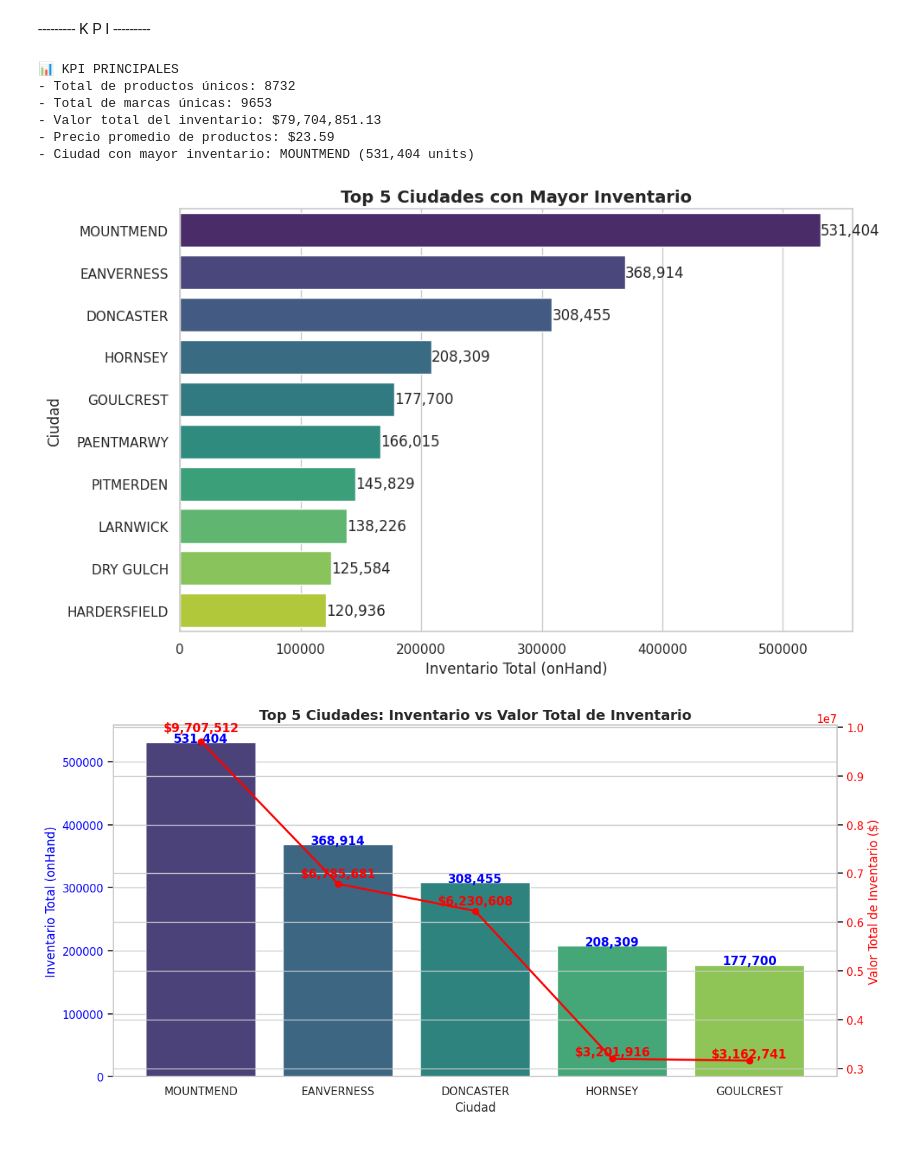
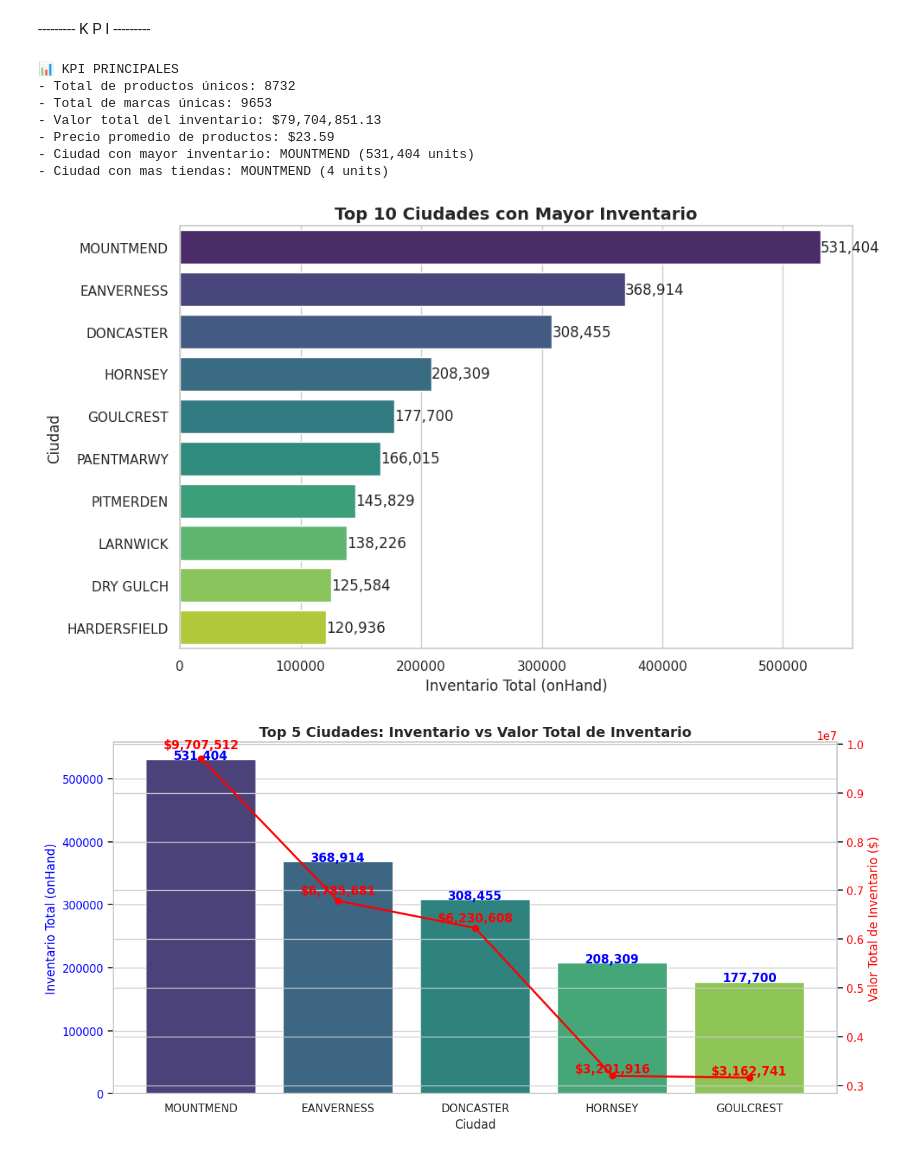
Before and after one commit to RaksoIngenieria/Data-Analytics, a Jupyter notebook: EDA_AromasDelValle.ipynb, the cells around one changed output. Saved outputs shown, nothing was run; the diff lists cells and outputs as text; code cells hidden in the pictures.

```diff
--- a/EDA_AromasDelValle.ipynb
+++ b/EDA_AromasDelValle.ipynb
@@ -129,10 +129,13 @@ df['InventoryValue'] = df['Price'] * df['onHand']
 df_city_inventory = df.groupby('City', as_index=False)['onHand'].sum()
 
 # Ordenar de mayor a menor inventario
-df_city_inventory_sorted = df_city_inventory.sort_values(by='onHand', ascending=False)
+top_city_inventory_sorted = df_city_inventory.sort_values(by='onHand', ascending=False)
 
 # Mostrar la ciudad con mayor inventario
-top_city_inventory = df_city_inventory_sorted.head(10)
+top_city_inventory = df_city_inventory_sorted.head(1)
+
+# Agrupar por ciudad y contar tiendas únicas
+top_city_store = df.groupby("City")["Store"].nunique().sort_values(ascending=False).head(10)
 
 # ==========================
 # 1️⃣ KPI PRINCIPALES
@@ -143,19 +146,20 @@ print(f"- Total de marcas únicas: {df['Brand'].nunique()}")
 print(f"- Valor total del inventario: ${df['InventoryValue'].sum():,.2f}")
 print(f"- Precio promedio de productos: ${df['Price'].mean():.2f}")
 print(f"- Ciudad con mayor inventario: {top_city_inventory['City'].iloc[0]} ({top_city_inventory['onHand'].iloc[0]:,.0f} units)")
+print(f"- Ciudad con mas tiendas: {top_city_store.index[0]} ({top_city_store.iloc[0]:,.0f} units)")
 
 # ==========================
 # 2️⃣ TOP 10 POR City vs onHand
 # ==========================
 
 plt.figure(figsize=(10,6))
-sns.barplot(x='onHand', y='City', data=top_city_inventory, palette="viridis", hue='City', legend=False)
-plt.title("Top 5 Ciudades con Mayor Inventario", fontsize=14, weight='bold')
+sns.barplot(x='onHand', y='City', data=top_city_inventory_sorted.head(10), palette="viridis", hue='City', legend=False)
+plt.title("Top 10 Ciudades con Mayor Inventario", fontsize=14, weight='bold')
 plt.xlabel("Inventario Total (onHand)")
 plt.ylabel("Ciudad")
 
 # Agregar etiquetas con valores
-for index, value in enumerate(top_city_inventory['onHand']):
+for index, value in enumerate(top_city_inventory_sorted.head(10)['onHand']):
     plt.text(value + 5, index, f"{value:,}", va='center')
 
 plt.tight_layout()
@@ -163,7 +167,7 @@ plt.show()
 
 
 # ==========================
-# 2️⃣ TOP 10 POR City vs onHand
+# 2️⃣ TOP 5 City vs onHand
 # ==========================
 
 # Agrupar por ciudad: sumar inventario y valor
@@ -198,6 +202,28 @@ ax2.tick_params(axis='y', labelcolor="red")
 # Etiquetas en los puntos de valor
 for i, value in enumerate(top5_city['InventoryValue']):
     ax2.text(i, value + (value * 0.02), f"${value:,.0f}", ha='center', color="red", fontweight='bold')
+
+plt.tight_layout()
+plt.show()
+
+# ==========================
+# 2️⃣ TOP 10 Size vs OnHand
+# ==========================
+
+# Agrupar por tamaño (Size) y sumar inventario (onHand)
+top10_size_inventory = df.groupby('Size', as_index=False)['onHand'].sum()
+top10_size_inventory = top10_size_inventory.sort_values(by='onHand', ascending=False).head(10)
+
+# Gráfico de barras vertical
+plt.figure(figsize=(12,6))
+sns.barplot(x='Size', y='onHand', data=top10_size_inventory, palette='Blues_r', hue='Size', legend=False)
+plt.title("Top 10 Tamaños (Size) por Cantidad de Inventario")
+plt.xlabel("Tamaño (Size)")
+plt.ylabel("Inventario (OnHand)")
+
+# Agregar etiquetas encima de cada barra
+for index, value in enumerate(top10_size_inventory['onHand']):
+    plt.text(index, value + (value * 0.01), f"{int(value):,}", ha='center', fontsize=9, fontweight='bold')
 
 plt.tight_layout()
 plt.show()
@@ -276,32 +302,33 @@ for index, value in enumerate(df_top_stock['onHand']):
 plt.tight_layout()   # 🔥 Ajusta márgenes automáticamente
 plt.show()
 
 # === Top 10 Productos con Mayor Valor en Inventario ===
 
 # Calcular el valor de inventario por producto (Description)
 top10_value = df.groupby('Description', as_index=False)['InventoryValue'].sum()
 top10_value = top10_value.sort_values(by='InventoryValue', ascending=False).head(10)
 
 
 # Gráfico de barras
 plt.figure(figsize=(12,6))
 sns.barplot(x='InventoryValue', y='Description', data=top10_value, palette='crest', hue='Description', legend=False)
 plt.title("Top 10 Productos con Mayor Valor en Inventario")
 plt.xlabel("Valor de Inventario ($)")
 plt.ylabel("Producto")
 
 # Agregar etiquetas con los valores en cada barra
 for index, value in enumerate(top10_value['InventoryValue']):
     plt.text(value + (value * 0.01), index, f"${value:,.0f}", va='center', fontsize=9, fontweight='bold')
 
 plt.tight_layout()
 plt.show()
 # %% [output]
 📊 KPI PRINCIPALES
 - Total de productos únicos: 8732
 - Total de marcas únicas: 9653
 - Valor total del inventario: $79,704,851.13
 - Precio promedio de productos: $23.59
 - Ciudad con mayor inventario: MOUNTMEND (531,404 units)
+- Ciudad con mas tiendas: MOUNTMEND (4 units)
-[figure, old version]
+[figure, new version]
 [figure]
```
Also changed, not shown: parts of 4 cells of this notebook.
